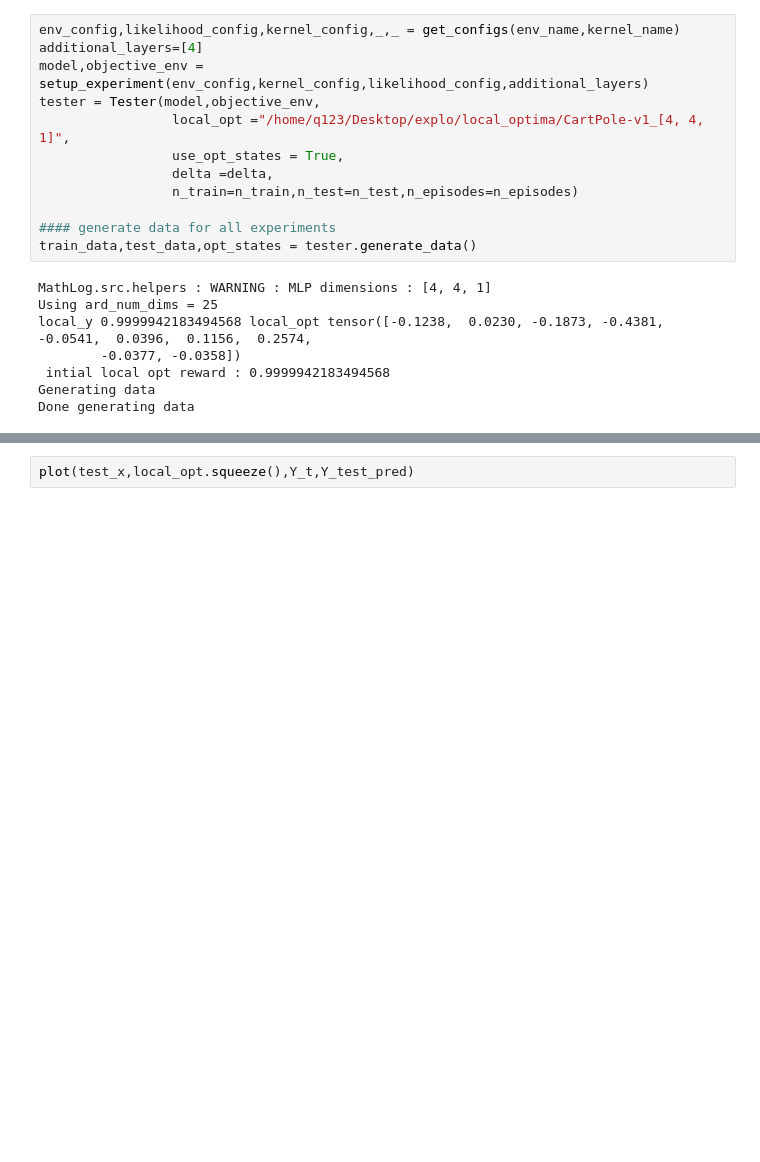
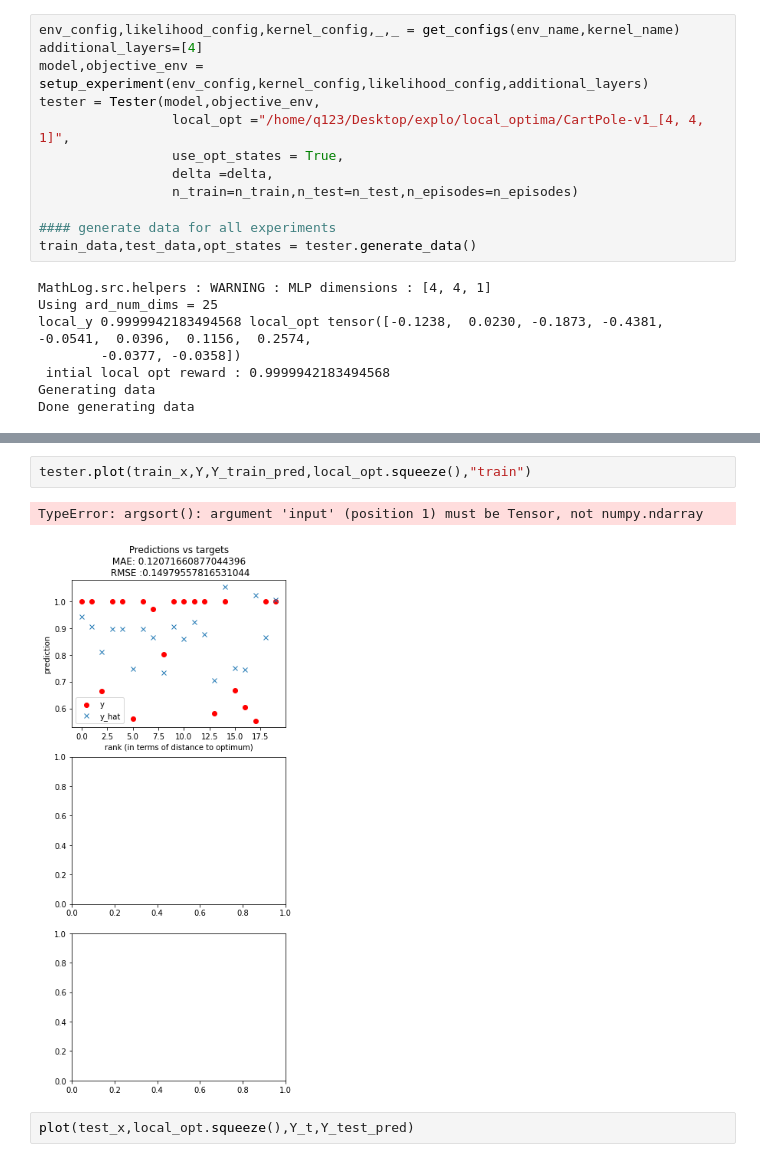
Before and after one commit to kallel-mahdi/explo, a Jupyter notebook: experiments/tester.ipynb, the cells around one changed output, grey strips where cells are left out. Cells and saved outputs as stored; diff of their text form; blank space fills up the shorter version.

```diff
--- a/experiments/tester.ipynb
+++ b/experiments/tester.ipynb
@@ -244,3 +222,8 @@ torch.Size([50, 25]) torch.Size([25])
+# %%
+tester.plot(train_x,Y,Y_train_pred,local_opt.squeeze(),"train")
+# %% [output]
+TypeError: argsort(): argument 'input' (position 1) must be Tensor, not numpy.ndarray
+[figure, added]
 # %%
 plot(test_x,local_opt.squeeze(),Y_t,Y_test_pred)
 # %% [output]
```
Also changed, not shown: parts of 10 cells of this notebook, 9 other files.
